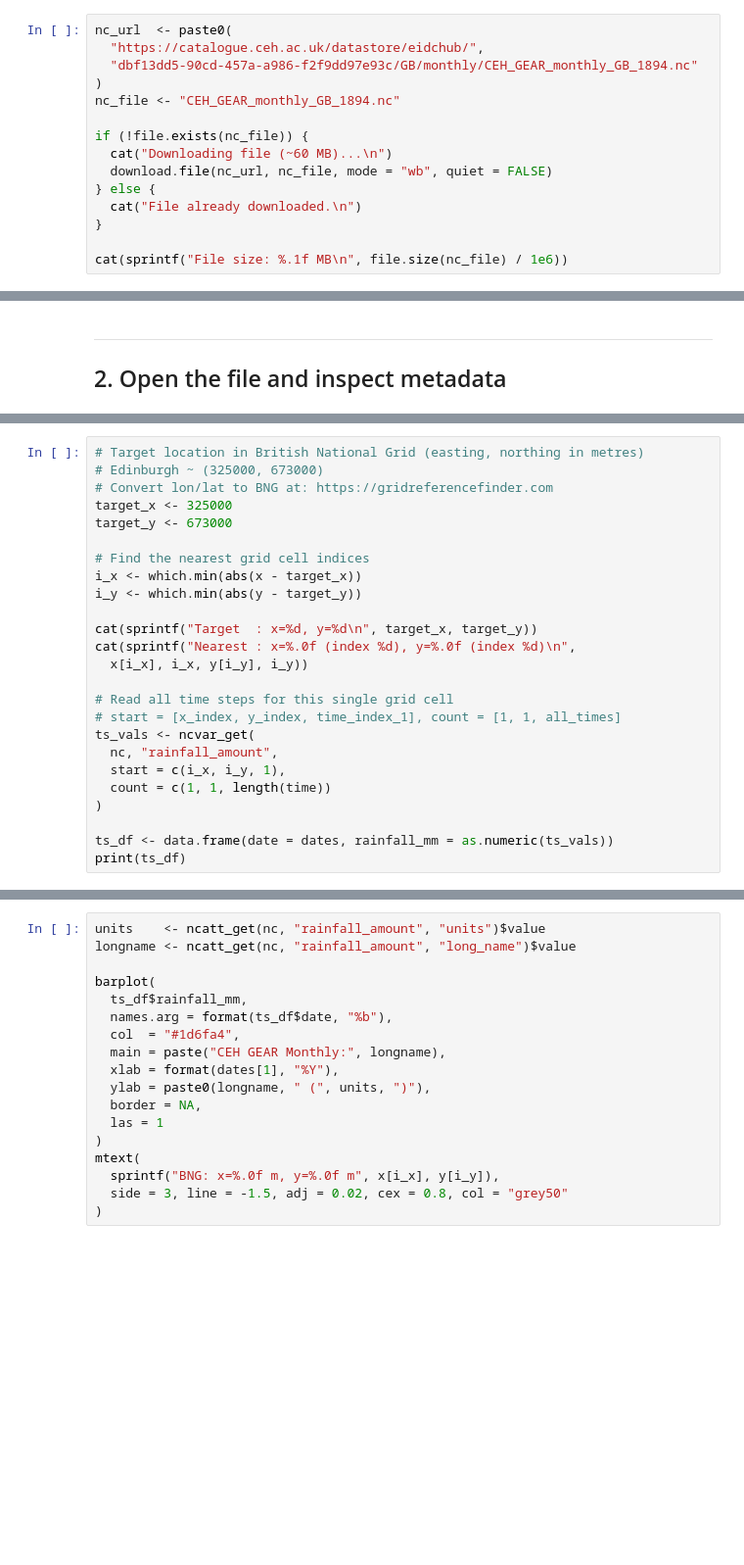
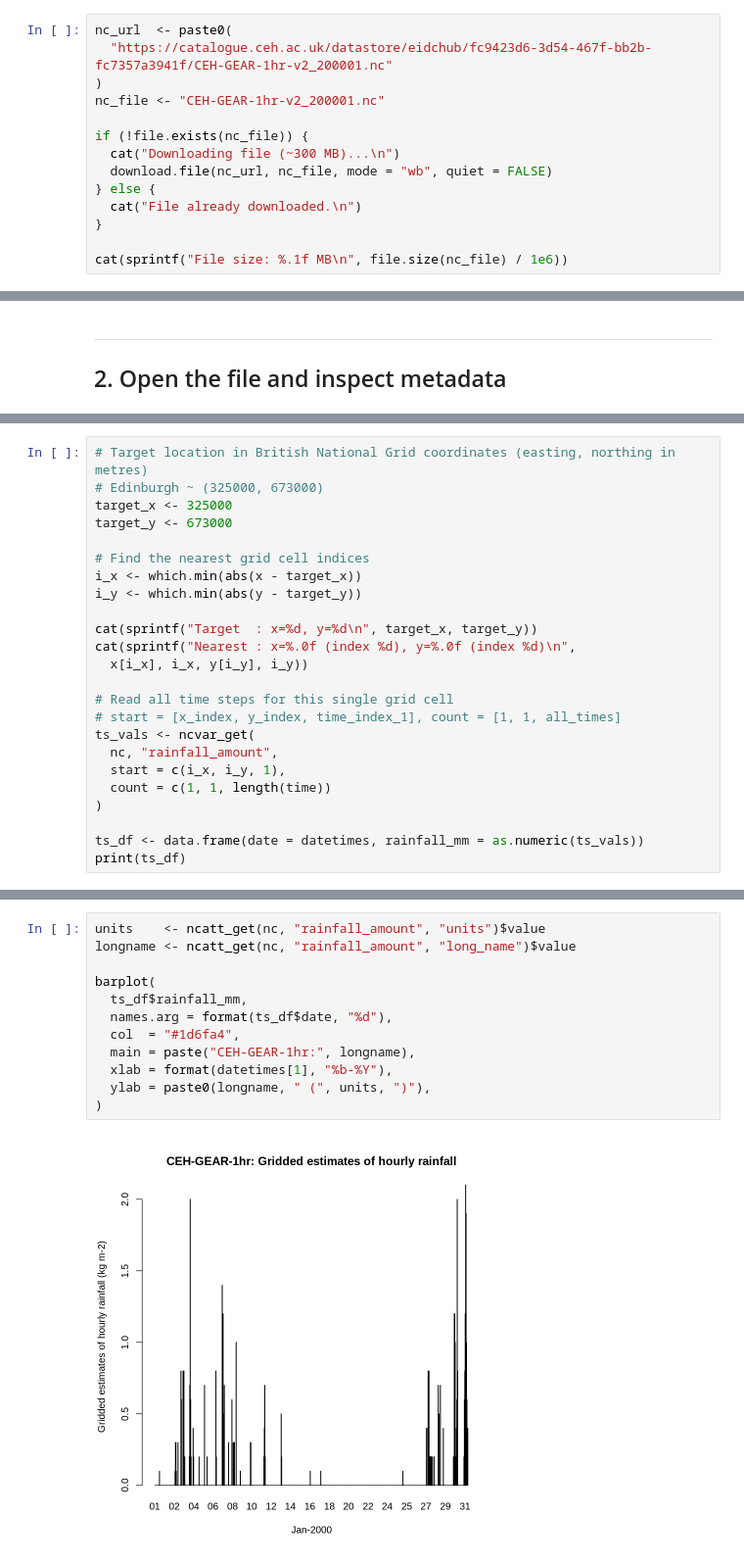
Before and after one commit to NERC-CEH/fdri-gridded-notebooks, a Jupyter notebook: gear_netcdf_r.ipynb, the cells around one changed output, grey strips where cells are left out. Shown at 98% size. Cells and saved outputs as stored; diff of their text form; blank space fills up the shorter version.

```diff
--- a/gear_netcdf_r.ipynb
+++ b/gear_netcdf_r.ipynb
@@ -60,12 +66,11 @@ Each file contains 12 monthly time steps for the full 1 km GB grid.
 # %%
 nc_url  <- paste0(
-  "https://catalogue.ceh.ac.uk/datastore/eidchub/",
-  "dbf13dd5-90cd-457a-a986-f2f9dd97e93c/GB/monthly/CEH_GEAR_monthly_GB_1894.nc"
+  "https://catalogue.ceh.ac.uk/datastore/eidchub/fc9423d6-3d54-467f-bb2b-fc7357a3941f/CEH-GEAR-1hr-v2_200001.nc"
 )
-nc_file <- "CEH_GEAR_monthly_GB_1894.nc"
+nc_file <- "CEH-GEAR-1hr-v2_200001.nc"
 
 if (!file.exists(nc_file)) {
-  cat("Downloading file (~60 MB)...\n")
+  cat("Downloading file (~300 MB)...\n")
   download.file(nc_url, nc_file, mode = "wb", quiet = FALSE)
 } else {
   cat("File already downloaded.\n")
@@ -144,7 +219,6 @@ We find the nearest grid cell to a target BNG coordinate, then read all 12 month
 # %%
-# Target location in British National Grid (easting, northing in metres)
+# Target location in British National Grid coordinates (easting, northing in metres)
 # Edinburgh ~ (325000, 673000)
-# Convert lon/lat to BNG at: https://gridreferencefinder.com
 target_x <- 325000
 target_y <- 673000
 
@@ -164,5 +238,5 @@ ts_vals <- ncvar_get(
   count = c(1, 1, length(time))
 )
 
-ts_df <- data.frame(date = dates, rainfall_mm = as.numeric(ts_vals))
+ts_df <- data.frame(date = datetimes, rainfall_mm = as.numeric(ts_vals))
 print(ts_df)
@@ -169,21 +261,17 @@ print(ts_df)
 # %%
 units    <- ncatt_get(nc, "rainfall_amount", "units")$value
 longname <- ncatt_get(nc, "rainfall_amount", "long_name")$value
 
 barplot(
   ts_df$rainfall_mm,
-  names.arg = format(ts_df$date, "%b"),
+  names.arg = format(ts_df$date, "%d"),
   col  = "#1d6fa4",
-  main = paste("CEH GEAR Monthly:", longname),
-  xlab = format(dates[1], "%Y"),
+  main = paste("CEH-GEAR-1hr:", longname),
+  xlab = format(datetimes[1], "%b-%Y"),
   ylab = paste0(longname, " (", units, ")"),
-  border = NA,
-  las = 1
 )
-mtext(
-  sprintf("BNG: x=%.0f m, y=%.0f m", x[i_x], y[i_y]),
-  side = 3, line = -1.5, adj = 0.02, cex = 0.8, col = "grey50"
-)
+# %% [output]
+[figure, added]
 # %% [markdown]
 ---
 ## 5. Map at a single time step
```
Also changed, not shown: parts of 27 cells of this notebook.
